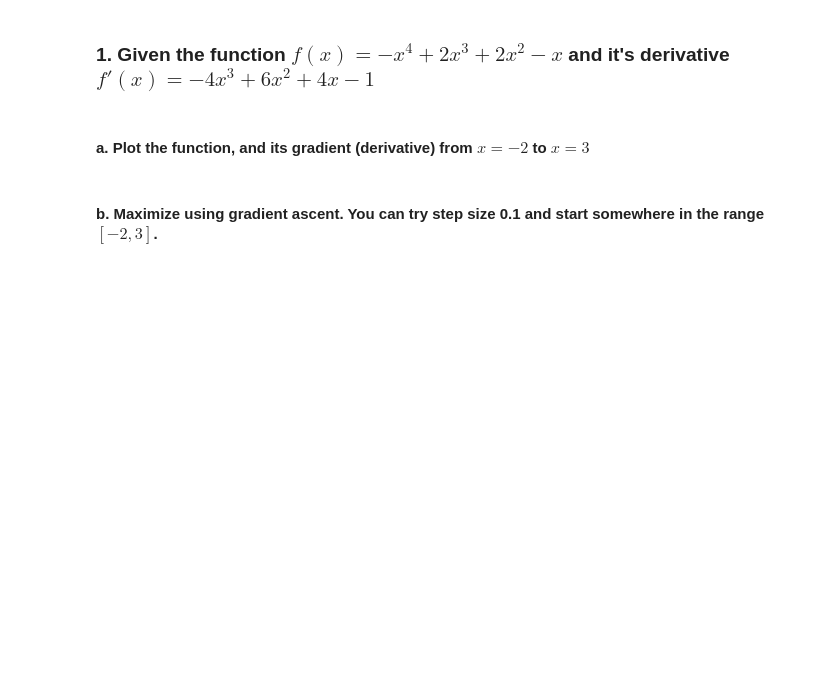
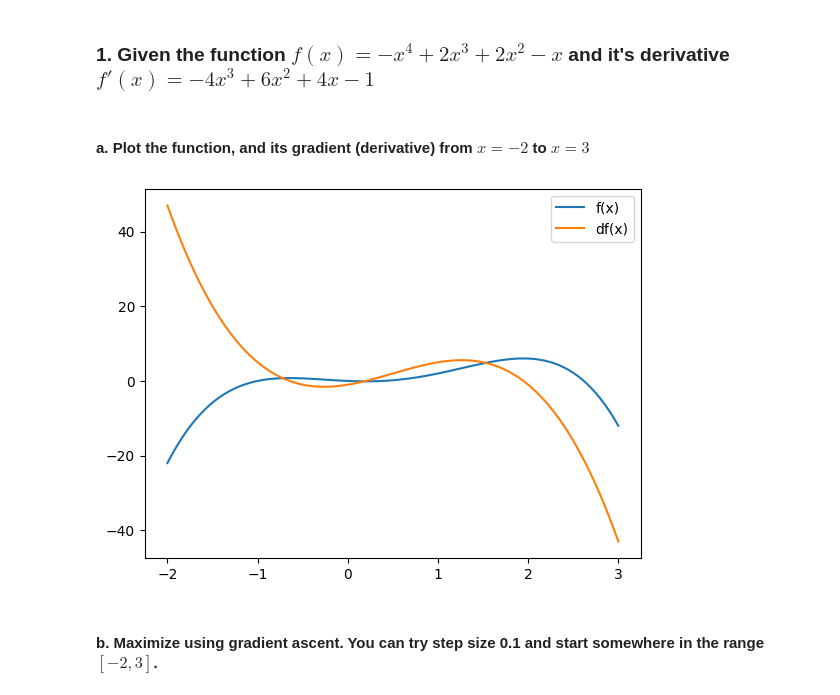
Before and after one commit to ThomasHeim11/IN3050-Introduction-to-Artificial-Intelligence-and-Machine-Learning, a Jupyter notebook: 01_Search&Optimization/Weekly exercises/Exercises2/IN3050_w2.ipynb, the cells around one changed output. Drawn from its saved outputs; the diff is of its cells as text; code cells hidden in the pictures; blank space fills up the shorter version.

```diff
--- a/01_Search&Optimization/Weekly exercises/Exercises2/IN3050_w2.ipynb
+++ b/01_Search&Optimization/Weekly exercises/Exercises2/IN3050_w2.ipynb
@@ -19,3 +17,12 @@ def df(x):
+# %%
+# Add your solution here
+x = np.linspace(-2, 3, 100)
+plt.plot(x, f(x), label="f(x)")
+plt.plot(x, df(x), label="df(x)")
+plt.legend()
+plt.show()
+# %% [output]
+[figure, added]
 # %% [markdown]
 #### b. Maximize using gradient ascent. You can try step size 0.1 and start somewhere in the range $[-2, 3]$.
 # %% [markdown]
```
Also changed, not shown: parts of 6 cells of this notebook, 2 other files.
